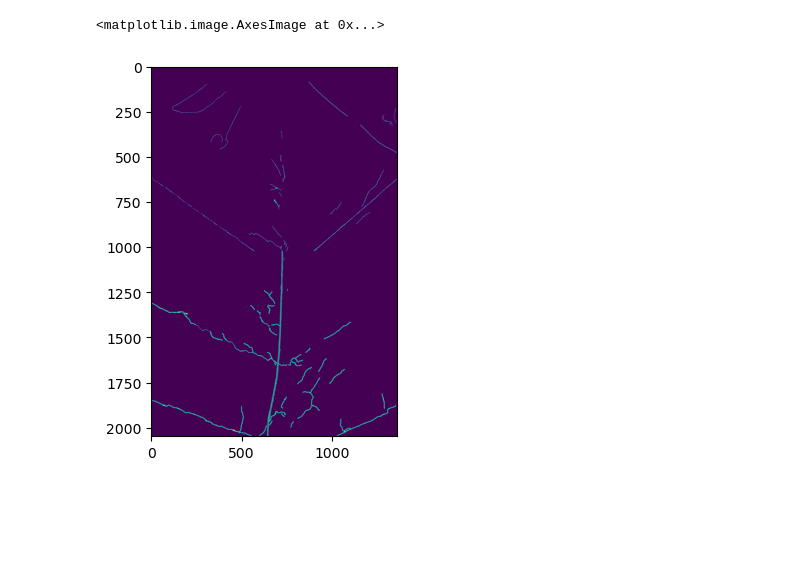
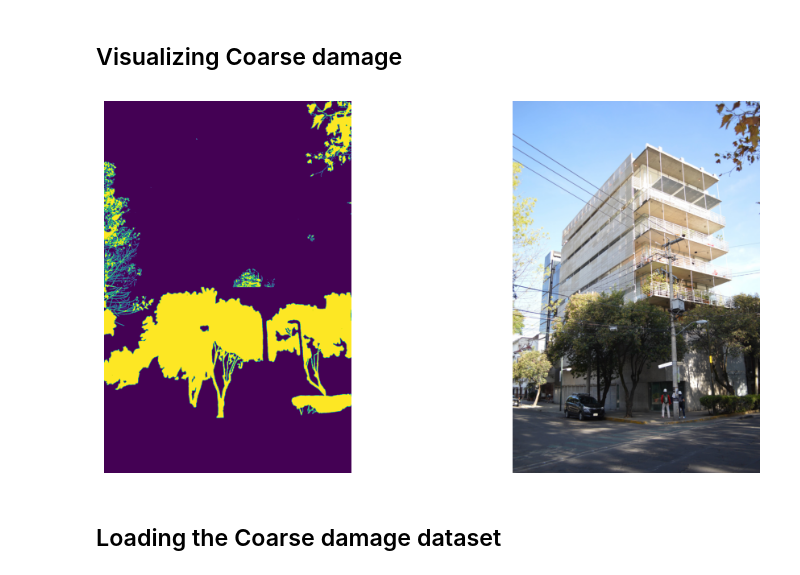
Before and after one commit to sujims22/Semantic_Segmentation_Cracks, a Jupyter notebook: demo.ipynb, the cells around one changed output. Drawn from its saved outputs; the diff is of its cells as text; code cells hidden in the pictures; blank space fills up the shorter version.

```diff
--- a/demo.ipynb
+++ b/demo.ipynb
@@ -2,13 +2,26 @@
 import numpy as np
 import matplotlib.pyplot as plt
 from PIL import Image
-# %%
-im = Image.open('./imageDamage/FineDamageReducedPNG/01_RCB0018_F03_DSC_0120000.png')
-image = np.array(im)
-plt.subplot(1, 1, 1)
-
-# Display the image in the current subplot
-plt.imshow(image)
-# %% [output]
-<matplotlib.image.AxesImage at 0x...>
-[figure, removed]
+# %% [markdown]
+## Visualizing Coarse damage
+# %%
+im1 = Image.open('Damage dataset/imageDamage/CoarseDamagePNG/01_RCB0017_F01_DSC_0076000.png')
+im2 = Image.open('Damage dataset/imageDamage/imageDamage/01_RCB0017_F01_DSC_0076000.jpg')
+image1 = np.array(im1)
+image2 = np.array(im2)
+
+# Create a 1x2 grid of subplots
+plt.figure(figsize=(12, 6))  # Set the figure size
+plt.subplot(1, 2, 1)  # Subplot 1
+plt.imshow(image1)  # Display the first image
+plt.axis('off')  # Hide the axis
+
+plt.subplot(1, 2, 2)  # Subplot 2
+plt.imshow(image2)  # Display the second image
+plt.axis('off')  # Hide the axis
+
+plt.show()  # Show the plot
+# %% [output]
+[figure, added]
+# %% [markdown]
+## Loading the Coarse damage dataset
```
Also changed, not shown: parts of 3 cells of this notebook, 1 other file.
